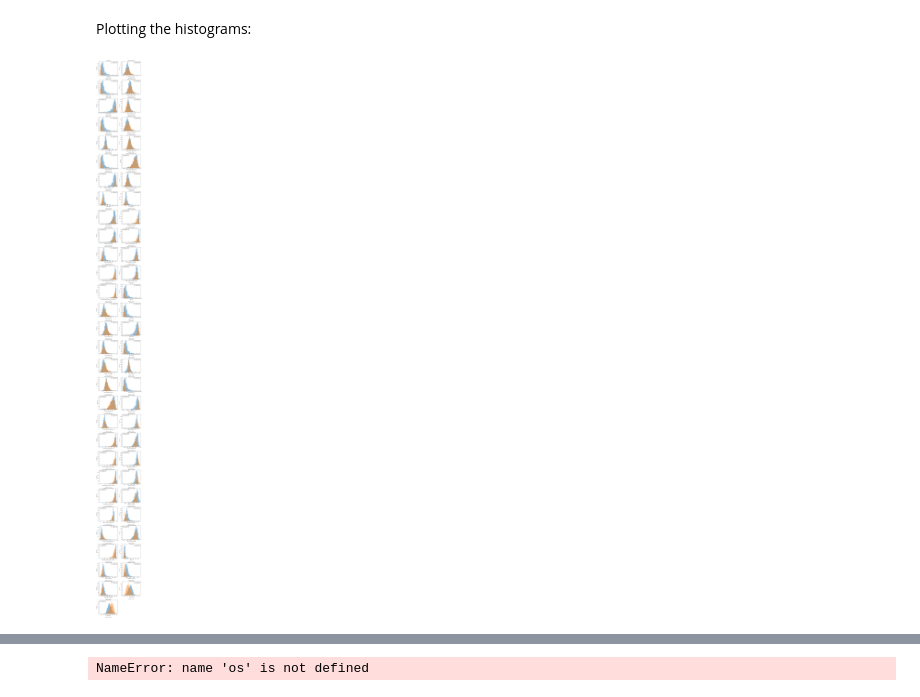
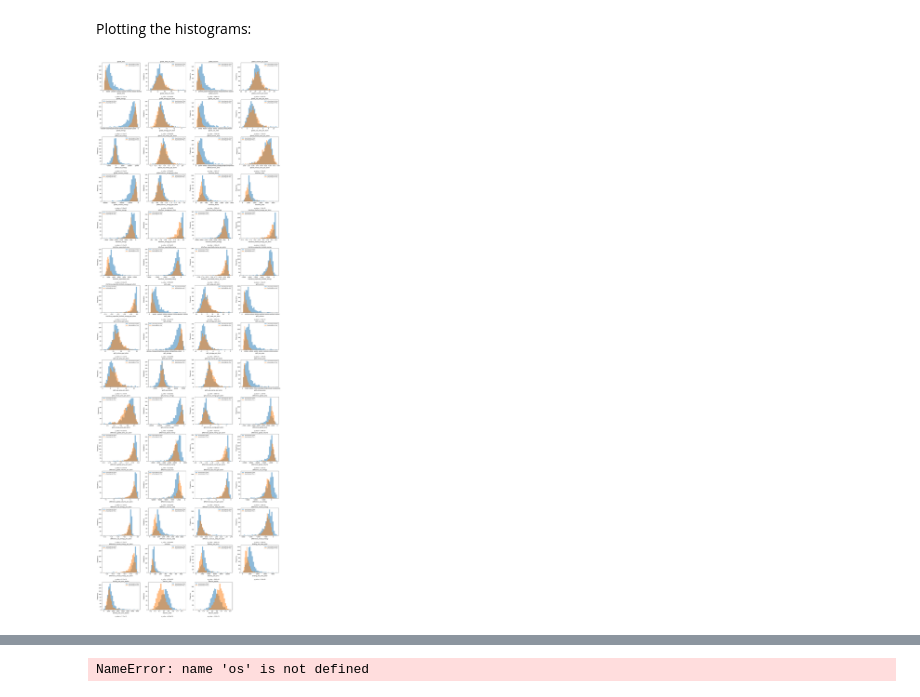
Before and after one commit to Gabrieltgaldino/torsten-challenge, a Jupyter notebook: Oligomers challenge.ipynb, the cells around one changed output, grey strips where cells are left out. Cells and saved outputs as stored; diff of their text form; code cells hidden in the pictures.

```diff
--- a/Oligomers challenge.ipynb
+++ b/Oligomers challenge.ipynb
@@ -92,9 +93,9 @@ def plot_histograms_by_physiological(df, bins=30, alpha=0.5, ncols=3):
 Plotting the histograms:
 # %%
 df = pd.read_csv("Features.csv")
-plot_histograms_by_physiological(df, ncols=2)
+plot_histograms_by_physiological(df, ncols=4)
 # %% [output]
-[figure, old version]
+[figure, new version]
 # %% [markdown]
 ## General observations about the overview of the features dists:
 
```
Also changed, not shown: parts of 18 cells of this notebook, 2 other files.
